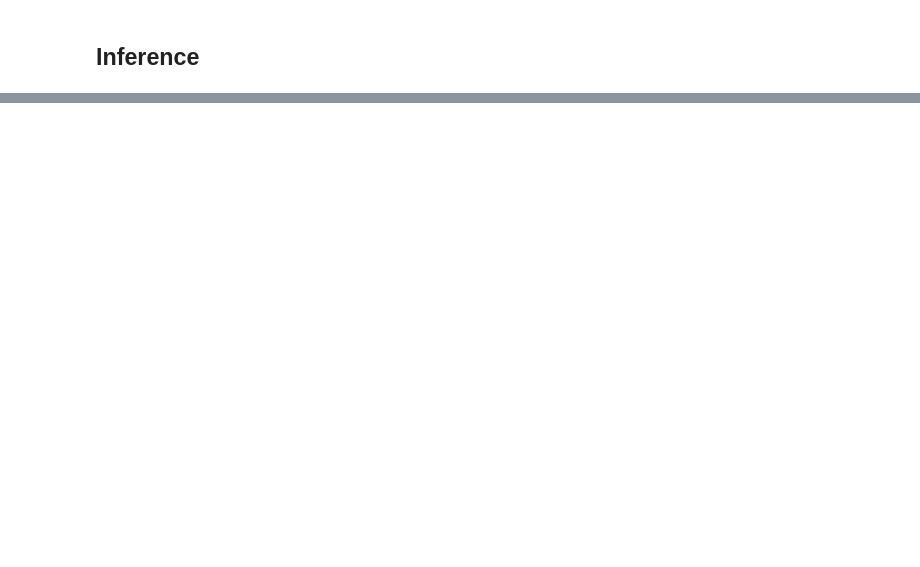
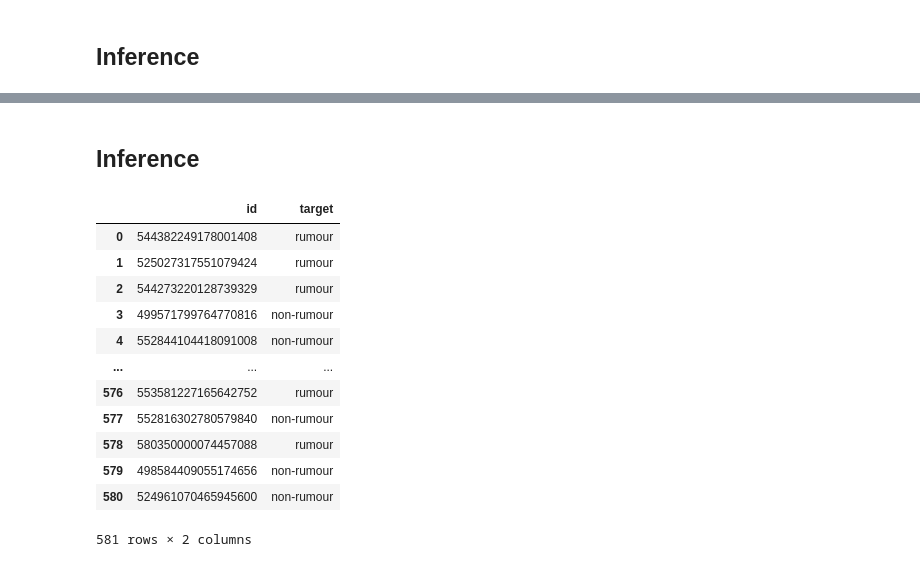
Before and after one commit to Bachfischer/COMP90042-Rumour-Detection-on-Twitter, a Jupyter notebook: src/01_rumour_detection_tf_with_tf_hub.ipynb, the cells around one changed output, grey strips where cells are left out. Drawn from its saved outputs; the diff is of its cells as text; code cells hidden in the pictures; blank space fills up the shorter version.

```diff
--- a/src/01_rumour_detection_tf_with_tf_hub.ipynb
+++ b/src/01_rumour_detection_tf_with_tf_hub.ipynb
@@ -290,0 +390,18 @@ with open('test-output.json', 'w') as f:
+# %%
+epochs = 7
+steps_per_epoch = tf.data.experimental.cardinality(combined_ds).numpy()
+
+
+
+num_train_steps = steps_per_epoch * epochs
+num_warmup_steps = int(0.1*num_train_steps)
+
+init_lr = 3e-5
+optimizer = optimization.create_optimizer(init_lr=init_lr,
+                                          num_train_steps=num_train_steps,
+                                          num_warmup_steps=num_warmup_steps,
+                                          optimizer_type='adamw')
+# %%
+classifier_model.compile(optimizer=optimizer,
+                         loss=loss,
+                         metrics=metrics)
@@ -290,0 +433,24 @@ with open('test-output.json', 'w') as f:
+# %% [markdown]
+## Inference
+# %%
+result = tf.sigmoid(classifier_model.predict(test_ds))
+# %%
+result = np.round(result).astype(int)
+# %%
+predicted_labels = [dataloader.convert_prediction(pred) for pred in result]
+output = pd.DataFrame({'id':test_df.id,'target':predicted_labels})
+output
+# %% [output]
+|  | id | target |
+| 0 | 544382249178001408 | rumour |
+| 1 | 525027317551079424 | rumour |
+| 2 | 544273220128739329 | rumour |
+| 3 | 499571799764770816 | non-rumour |
+| 4 | 552844104418091008 | non-rumour |
+| ... | ... | ... |
+| 576 | 553581227165642752 | rumour |
+| 577 | 552816302780579840 | non-rumour |
+| 578 | 580350000074457088 | rumour |
+| 579 | 498584409055174656 | non-rumour |
+| 580 | 524961070465945600 | non-rumour |
+581 rows × 2 columns
```
Also changed, not shown: parts of 31 cells of this notebook.
